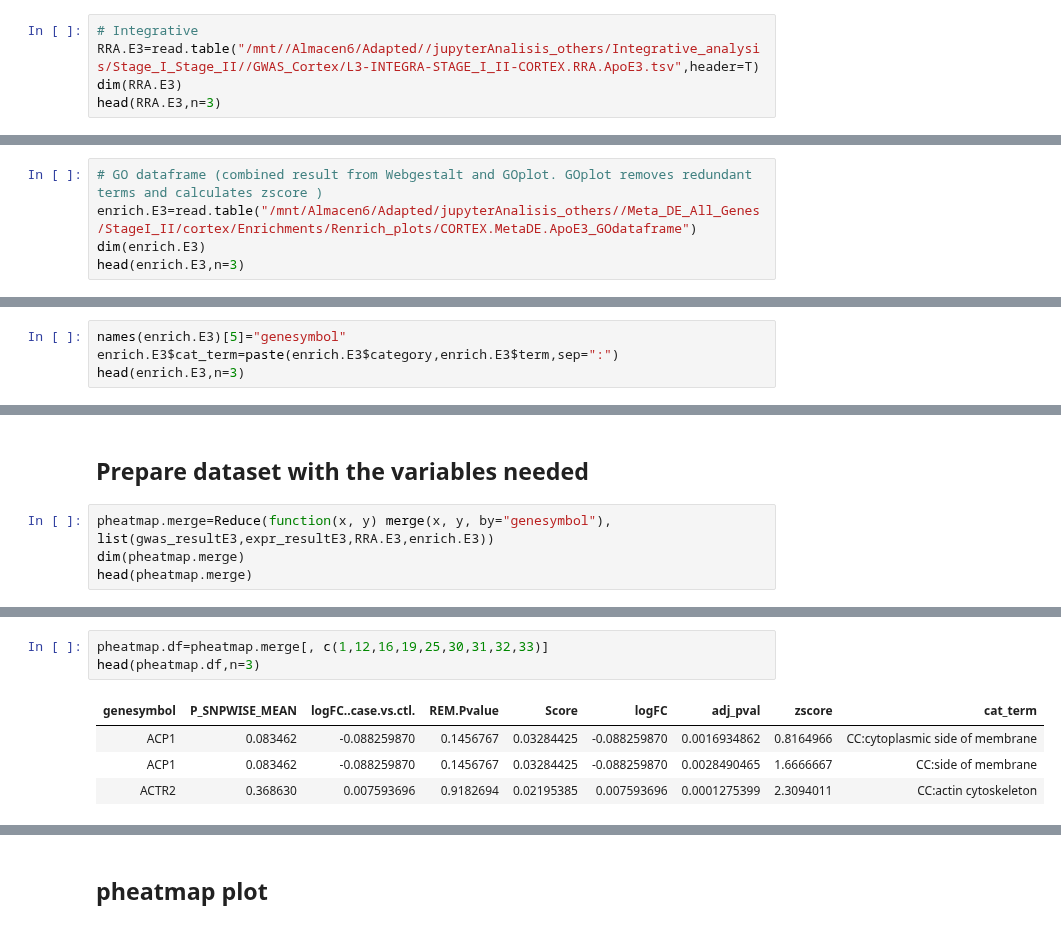
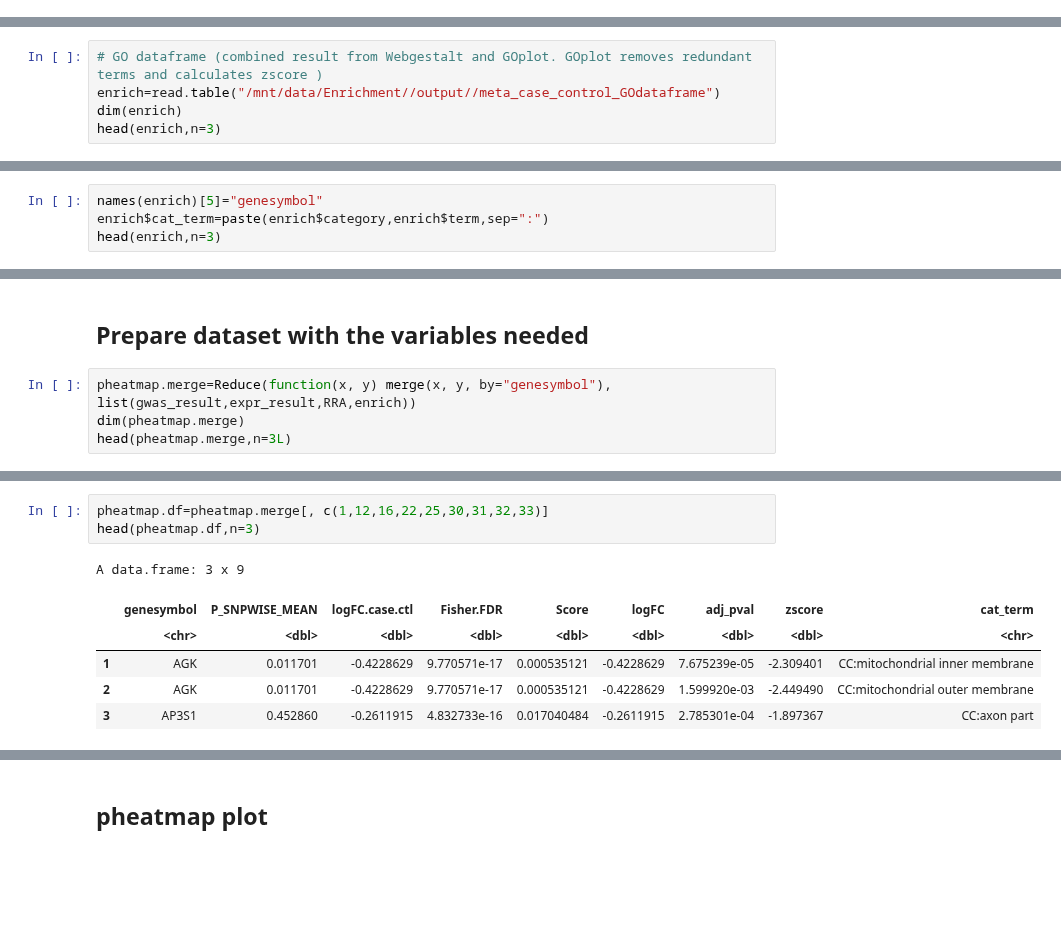
Before and after one commit to laumadmar/MOMIC_notebooks, a Jupyter notebook: Enrichment/pheatmap_template.ipynb, the cells around one changed output, grey strips where cells are left out. Cells and saved outputs as stored; diff of their text form; blank space fills up the shorter version.

```diff
--- a/Enrichment/pheatmap_template.ipynb
+++ b/Enrichment/pheatmap_template.ipynb
@@ -47,5 +61,0 @@ names(expr_resultE3)
-# %%
-# Integrative
-RRA.E3=read.table("/mnt//Almacen6/Adapted//jupyterAnalisis_others/Integrative_analysis/Stage_I_Stage_II//GWAS_Cortex/L3-INTEGRA-STAGE_I_II-CORTEX.RRA.ApoE3.tsv",header=T)
-dim(RRA.E3)
-head(RRA.E3,n=3)
@@ -63,6 +62,6 @@ names(RRA.E3)
 # %%
 # GO dataframe (combined result from Webgestalt and GOplot. GOplot removes redundant terms and calculates zscore )
-enrich.E3=read.table("/mnt/Almacen6/Adapted/jupyterAnalisis_others//Meta_DE_All_Genes/StageI_II/cortex/Enrichments/Renrich_plots/CORTEX.MetaDE.ApoE3_GOdataframe")
-dim(enrich.E3)
-head(enrich.E3,n=3)
+enrich=read.table("/mnt/data/Enrichment//output//meta_case_control_GOdataframe")
+dim(enrich)
+head(enrich,n=3)
 # %% [output]
@@ -74,5 +75,5 @@ head(enrich.E3,n=3)
 # %%
-names(enrich.E3)[5]="genesymbol"
-enrich.E3$cat_term=paste(enrich.E3$category,enrich.E3$term,sep=":")
-head(enrich.E3,n=3)
+names(enrich)[5]="genesymbol"
+enrich$cat_term=paste(enrich$category,enrich$term,sep=":")
+head(enrich,n=3)
 # %% [output]
@@ -83,7 +86,7 @@ head(enrich.E3,n=3)
 # %% [markdown]
 ## Prepare dataset with the variables needed
 # %%
-pheatmap.merge=Reduce(function(x, y) merge(x, y, by="genesymbol"), list(gwas_resultE3,expr_resultE3,RRA.E3,enrich.E3))
+pheatmap.merge=Reduce(function(x, y) merge(x, y, by="genesymbol"), list(gwas_result,expr_result,RRA,enrich))
 dim(pheatmap.merge)
-head(pheatmap.merge)
+head(pheatmap.merge,n=3L)
 # %% [output]
@@ -116,11 +116,13 @@ names(pheatmap.merge)
 # %%
-pheatmap.df=pheatmap.merge[, c(1,12,16,19,25,30,31,32,33)]
+pheatmap.df=pheatmap.merge[, c(1,12,16,22,25,30,31,32,33)]
 head(pheatmap.df,n=3)
 # %% [output]
+A data.frame: 3 x 9
-| genesymbol | P_SNPWISE_MEAN | logFC..case.vs.ctl. | REM.Pvalue | Score | logFC | adj_pval | zscore | cat_term |
-| ACP1 | 0.083462 | -0.088259870 | 0.1456767 | 0.03284425 | -0.088259870 | 0.0016934862 | 0.8164966 | CC:cytoplasmic side of membrane |
-| ACP1 | 0.083462 | -0.088259870 | 0.1456767 | 0.03284425 | -0.088259870 | 0.0028490465 | 1.6666667 | CC:side of membrane |
-| ACTR2 | 0.368630 | 0.007593696 | 0.9182694 | 0.02195385 | 0.007593696 | 0.0001275399 | 2.3094011 | CC:actin cytoskeleton |
+|  | genesymbol | P_SNPWISE_MEAN | logFC.case.ctl | Fisher.FDR | Score | logFC | adj_pval | zscore | cat_term |
+|  | <chr> | <dbl> | <dbl> | <dbl> | <dbl> | <dbl> | <dbl> | <dbl> | <chr> |
+| 1 | AGK | 0.011701 | -0.4228629 | 9.770571e-17 | 0.000535121 | -0.4228629 | 7.675239e-05 | -2.309401 | CC:mitochondrial inner membrane |
+| 2 | AGK | 0.011701 | -0.4228629 | 9.770571e-17 | 0.000535121 | -0.4228629 | 1.599920e-03 | -2.449490 | CC:mitochondrial outer membrane |
+| 3 | AP3S1 | 0.452860 | -0.2611915 | 4.832733e-16 | 0.017040484 | -0.2611915 | 2.785301e-04 | -1.897367 | CC:axon part |
 # %%
 names(pheatmap.df)<-c("genesymbol","GWAS_Metal_pvalue","GWES_Meta_logFC","GWES_Meta_pvalue","RRA_pvalue","GO_logFC","GO_pvalue","GO_zscore","GO_term")
 head(pheatmap.df,n=3)
```
Also changed, not shown: parts of 46 cells of this notebook.
